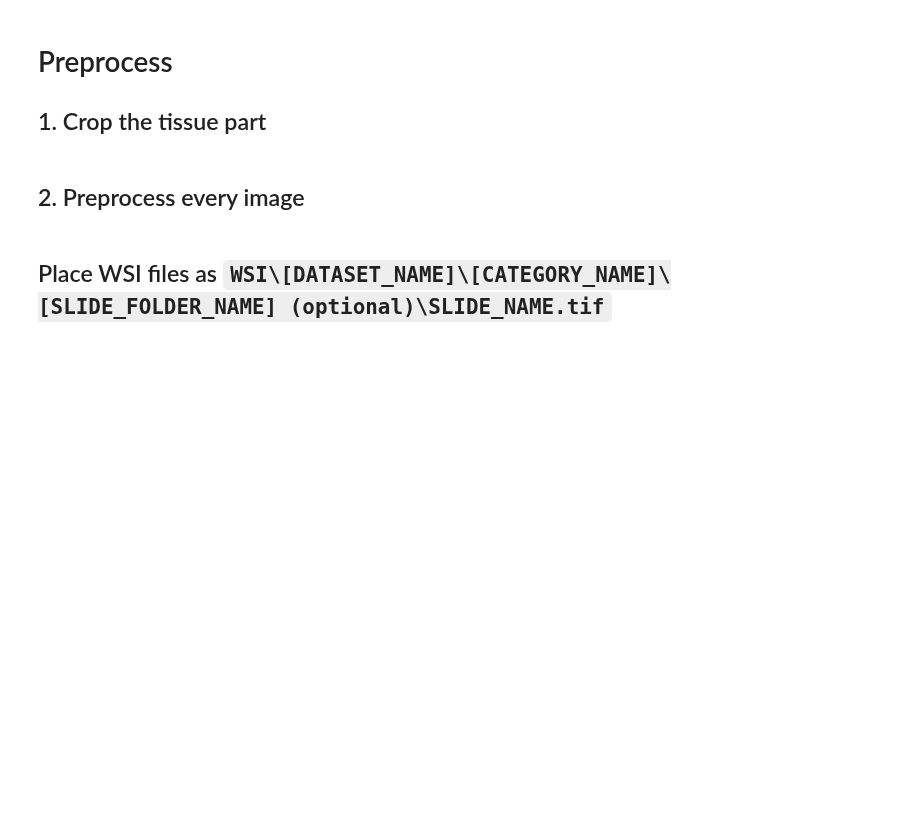
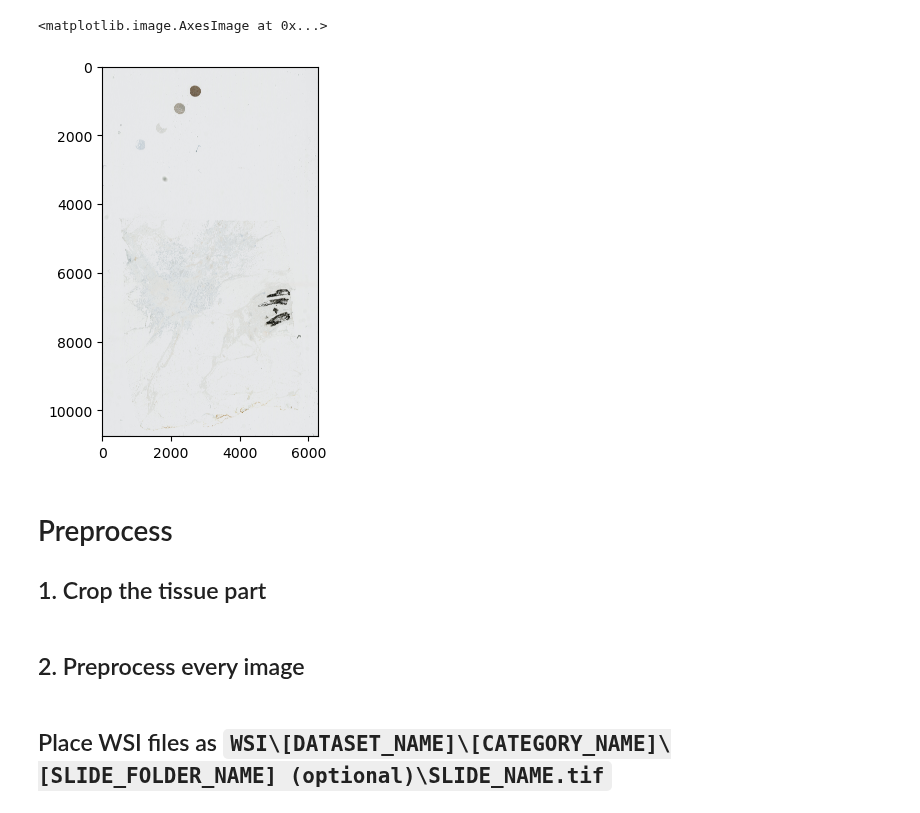
Before and after one commit to orangingq/bci_ai, a Jupyter notebook: datasets/acrobat/data_analysis.ipynb, the cells around one changed output. Drawn from its saved outputs; the diff is of its cells as text; code cells hidden in the pictures; blank space fills up the shorter version.

```diff
--- a/datasets/acrobat/data_analysis.ipynb
+++ b/datasets/acrobat/data_analysis.ipynb
@@ -58,3 +51,18 @@ plt.imshow(img)
+# %%
+from scipy import ndimage
+import numpy as np
+
+patient = 105
+type = 'train'
+data_dir = os.getcwd() # 'datasets/acrobat'
+directory = os.path.join(data_dir, '1')
+filepath = os.path.join(directory, f'{patient}_HER2_{type}.tif')
+img = load_image(filepath, 'medium')
+img = np.flip(np.rot90(img), axis=0)
+plt.imshow(img)
+# %% [output]
+<matplotlib.image.AxesImage at 0x...>
+[figure, added]
 # %% [markdown]
 # Preprocess
 ## 1. Crop the tissue part
```
Also changed, not shown: parts of 13 cells of this notebook, 18 other files.
